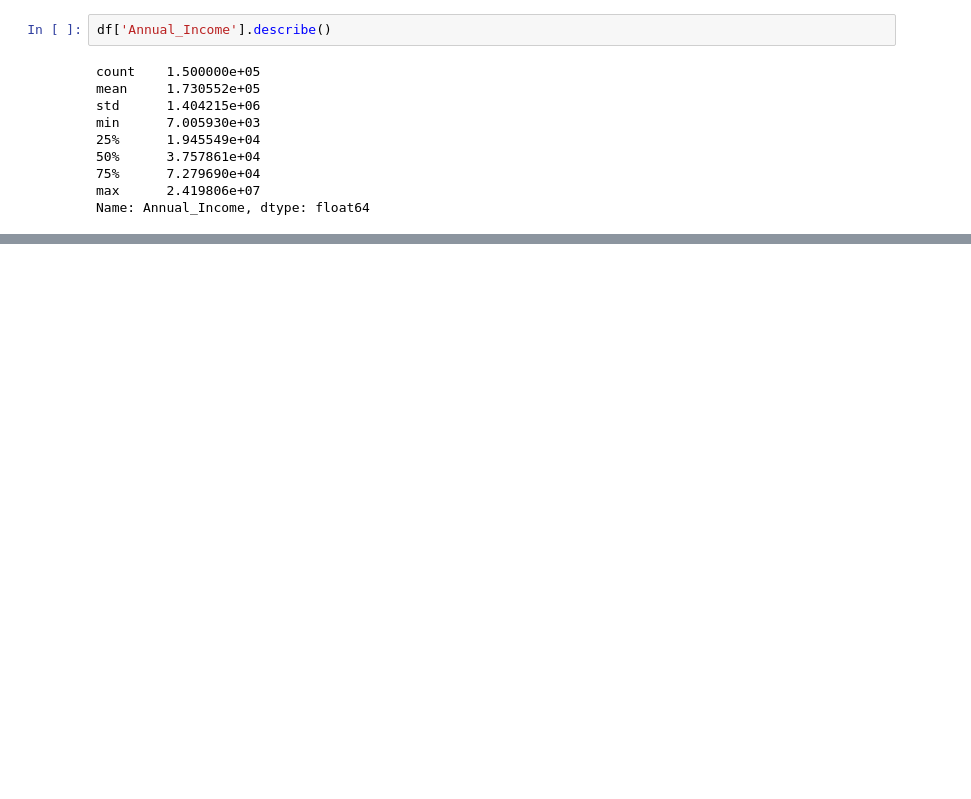
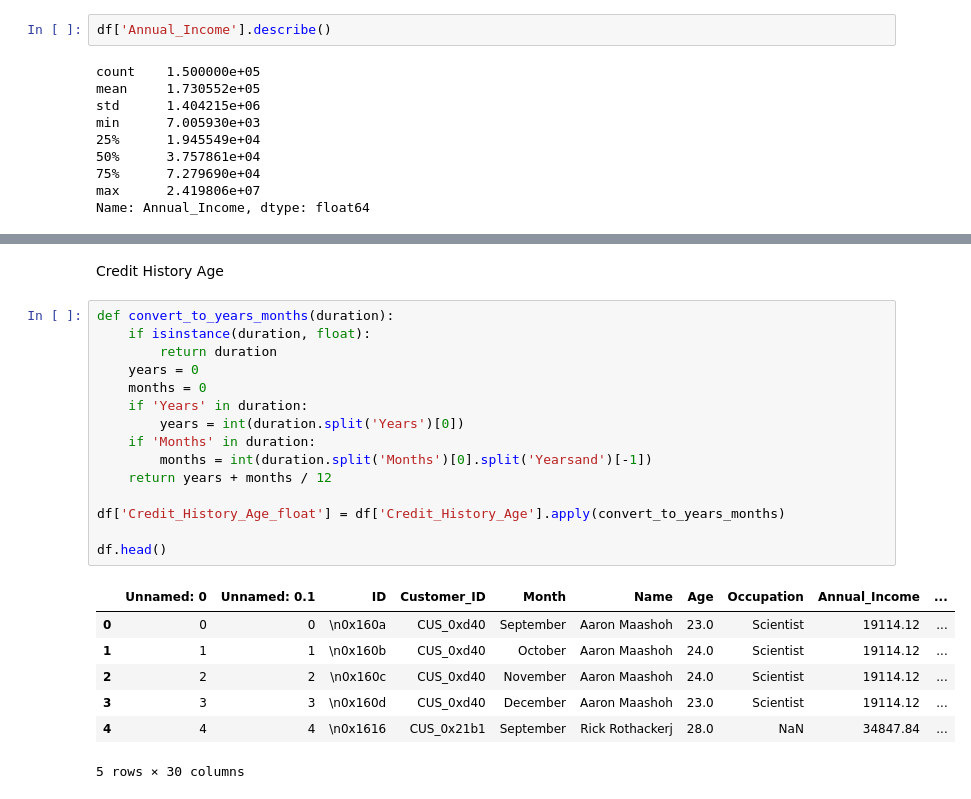
Before and after one commit to WnagZ/vis-and-dm, a Jupyter notebook: outliers.ipynb, the cells around one changed output, grey strips where cells are left out. Cells and saved outputs as stored; diff of their text form; blank space fills up the shorter version.

```diff
--- a/outliers.ipynb
+++ b/outliers.ipynb
@@ -85,0 +86,25 @@ df.Annual_Income.plot(kind='line')
+# %% [markdown]
+Credit History Age
+# %%
+def convert_to_years_months(duration):
+    if isinstance(duration, float):
+        return duration
+    years = 0
+    months = 0
+    if 'Years' in duration:
+        years = int(duration.split('Years')[0])
+    if 'Months' in duration:
+        months = int(duration.split('Months')[0].split('Yearsand')[-1])
+    return years + months / 12
+
+df['Credit_History_Age_float'] = df['Credit_History_Age'].apply(convert_to_years_months)
+
+df.head()
+# %% [output]
+|  | Unnamed: 0 | Unnamed: 0.1 | ID | Customer_ID | Month | Name | Age | Occupation | Annual_Income | ... |
+| 0 | 0 | 0 | \n0x160a | CUS_0xd40 | September | Aaron Maashoh | 23.0 | Scientist | 19114.12 | ... |
+| 1 | 1 | 1 | \n0x160b | CUS_0xd40 | October | Aaron Maashoh | 24.0 | Scientist | 19114.12 | ... |
+| 2 | 2 | 2 | \n0x160c | CUS_0xd40 | November | Aaron Maashoh | 24.0 | Scientist | 19114.12 | ... |
+| 3 | 3 | 3 | \n0x160d | CUS_0xd40 | December | Aaron Maashoh | 23.0 | Scientist | 19114.12 | ... |
+| 4 | 4 | 4 | \n0x1616 | CUS_0x21b1 | September | Rick Rothackerj | 28.0 | NaN | 34847.84 | ... |
+5 rows × 30 columns
```
Also changed, not shown: parts of 11 cells of this notebook.
